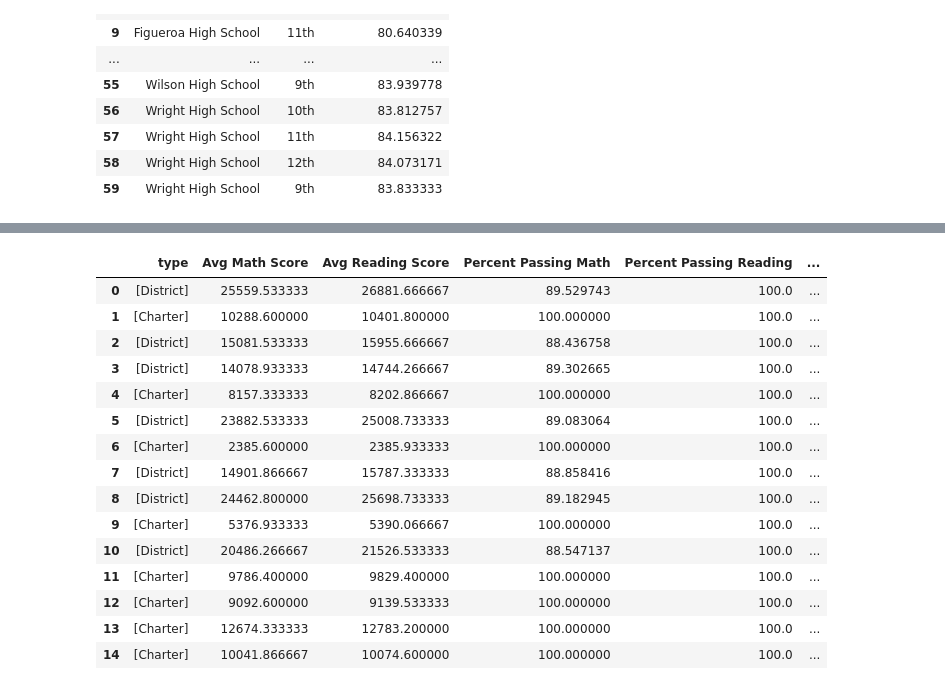
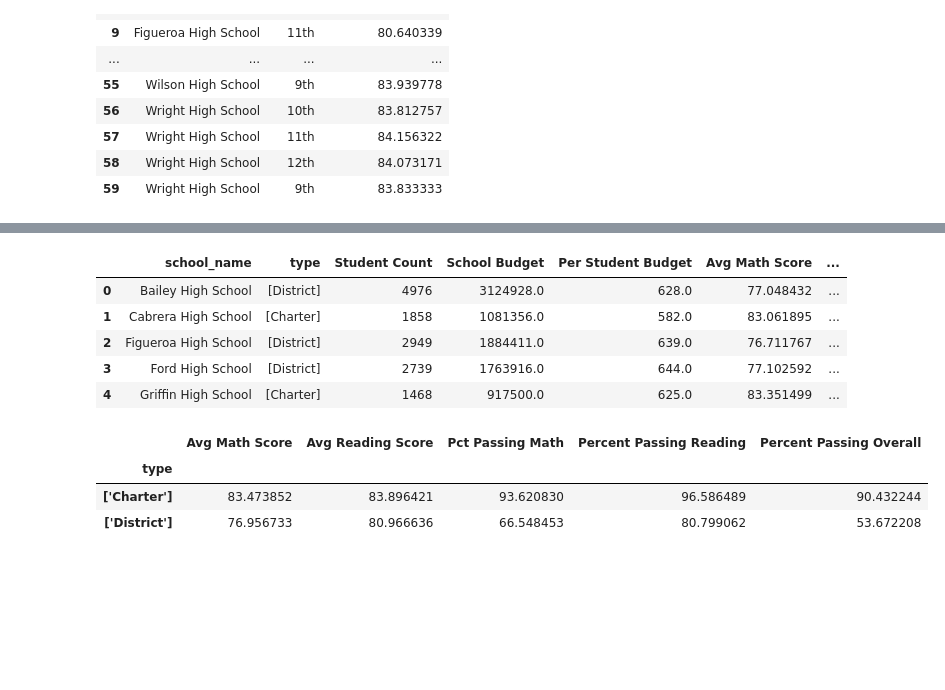
Before and after one commit to M0ther0fGingers/pandas-challenge, a Jupyter notebook: PyCitySchools/PyCitySchools.ipynb, the cells around one changed output, grey strips where cells are left out. Cells and saved outputs as stored; diff of their text form; code cells hidden in the pictures; blank space fills up the shorter version.

```diff
--- a/PyCitySchools/PyCitySchools.ipynb
+++ b/PyCitySchools/PyCitySchools.ipynb
@@ -251,14 +248,10 @@ school_summary_df
 # Calculate the average reading score per school
 # Sum all reading scores for each school
 school_reading_scores_df = school_data_complete[["school_name", "reading_score"]]
-school_reading_group = school_reading_scores_df.groupby("school_name")["reading_score"].sum()
-school_reading_group_df = pd.DataFrame(school_reading_group)
-
-# Divide by the total number of students at that school
-avg_reading_score = (school_reading_group/(len(school_reading_group)))
+school_reading_group = school_reading_scores_df.groupby("school_name")["reading_score"].mean()
 
 # Add the avg reading score to the school summary dataframe
-school_summary_df["Avg Reading Score"] = avg_reading_score
+school_summary_df["Avg Reading Score"] = school_reading_group
 school_summary_df
 # %% [output]
 |  | type | Student Count | School Budget | Per Student Budget | Avg Math Score | Avg Reading Score |
@@ -281,7 +274,6 @@ school_summary_df
 # %%
 # Create a boolean value to track pass/fail for each student and add that value back into the dataframe.
-school_math_scores_df.loc[school_math_scores_df['math_score'] >= 60, 'Passing Math'] = 'Pass'
-#school_math_scores_df.loc[school_math_scores_df['math_score'] < 60, 'Passing Math'] = 'Fail'
+school_math_scores_df.loc[school_math_scores_df['math_score'] >= 70, 'Passing Math'] = 'Pass'
 school_math_scores_df.head()
 # %% [output]
 A value is trying to be set on a copy of a slice from a DataFrame.
@@ -327,7 +319,7 @@ school_summary_df
 #Caluclate the percentage of students per school passing reading
 
 # Create a boolean value to track pass/fail for each student and add that value back into the dataframe.
-school_reading_scores_df.loc[school_reading_scores_df['reading_score'] >= 60, 'Passing Reading'] = 'Pass'
+school_reading_scores_df.loc[school_reading_scores_df['reading_score'] >= 70, 'Passing Reading'] = 'Pass'
 school_reading_scores_df.head()
 # %% [output]
 A value is trying to be set on a copy of a slice from a DataFrame.
@@ -364,7 +356,7 @@ school_summary_df.head()
 school_name = school_data_complete["school_name"]
 
 # Count how many studets are passing both reading AND math
-passing_both_count = (school_data_complete['math_score'] >= 60) & (school_data_complete['reading_score'] >= 60)
+passing_both_count = (school_data_complete['math_score'] >= 70) & (school_data_complete['reading_score'] >= 70)
 passing_both_group = {"school_name": school_data_complete["school_name"],
                       "Passing Both": passing_both_count
                        }
@@ -593,27 +576,46 @@ key_metrics_df.head()
+# %%
+key_metrics_df.head()
+# %% [output]
+|  | school_name | type | Student Count | School Budget | Per Student Budget | Avg Math Score | ... |
+| 0 | Bailey High School | [District] | 4976 | 3124928.0 | 628.0 | 77.048432 | ... |
+| 1 | Cabrera High School | [Charter] | 1858 | 1081356.0 | 582.0 | 83.061895 | ... |
+| 2 | Figueroa High School | [District] | 2949 | 1884411.0 | 639.0 | 76.711767 | ... |
+| 3 | Ford High School | [District] | 2739 | 1763916.0 | 644.0 | 77.102592 | ... |
+| 4 | Griffin High School | [Charter] | 1468 | 917500.0 | 625.0 | 83.351499 | ... |
 # %%
 # Create a dataframe that shows school performance based on School Type (District or Charter)
+data = {"type": key_metrics_df["type"],
+        "Avg Math Score": key_metrics_df["Avg Math Score"],
+        "Avg Reading Score": key_metrics_df["Avg Reading Score"],
+        "Pct Passing Math": key_metrics_df["Percent Passing Math"],
+        "Percent Passing Reading": key_metrics_df["Percent Passing Reading"],
+        "Percent Passing Overall": key_metrics_df["Percent Passing Overall"]}
+data_df = pd.DataFrame(data)
 
-type_summary_df = key_metrics_df[["type", "Avg Math Score",
-                                  "Avg Reading Score",
-                                  "Percent Passing Math",
-                                  "Percent Passing Reading",
-                                  "Passing Overall",
-                                  "Percent Passing Overall"]]
-type_summary_df
+# Change the type column to a string
+data_df["type"] = data_df["type"].astype(str)
+
+# Group the data by type and average the results.
+avg_math = data_df.groupby("type")["Avg Math Score"].mean().reset_index()
+avg_reading = data_df.groupby("type")["Avg Reading Score"].mean().reset_index()
+pct_math = data_df.groupby("type")["Pct Passing Math"].mean().reset_index()
+pct_reading = data_df.groupby("type")["Percent Passing Reading"].mean().reset_index()
+pct_overall = data_df.groupby("type") ["Percent Passing Overall"].mean().reset_index()
+
+# create dataframes from the groupby columns
+df1 = pd.DataFrame(avg_math)
+df2 = pd.DataFrame(avg_reading)
+df3 = pd.DataFrame(pct_math)
+df4 = pd.DataFrame(pct_reading)
+df5 = pd.DataFrame(pct_overall)
+
+merge_1_df = pd.merge(df1, df2, on="type", how="left")
+merge_2_df = pd.merge(merge_1_df, df3, on="type", how="left")
+merge_3_df = pd.merge(merge_2_df, df4, on="type", how="left")
+type_summary_df = pd.merge(merge_3_df, df5, on="type", how="left")
+type_summary_df.set_index("type")
 # %% [output]
-|  | type | Avg Math Score | Avg Reading Score | Percent Passing Math | Percent Passing Reading | ... |
-| 0 | [District] | 25559.533333 | 26881.666667 | 89.529743 | 100.0 | ... |
-| 1 | [Charter] | 10288.600000 | 10401.800000 | 100.000000 | 100.0 | ... |
-| 2 | [District] | 15081.533333 | 15955.666667 | 88.436758 | 100.0 | ... |
-| 3 | [District] | 14078.933333 | 14744.266667 | 89.302665 | 100.0 | ... |
-| 4 | [Charter] | 8157.333333 | 8202.866667 | 100.000000 | 100.0 | ... |
-| 5 | [District] | 23882.533333 | 25008.733333 | 89.083064 | 100.0 | ... |
-| 6 | [Charter] | 2385.600000 | 2385.933333 | 100.000000 | 100.0 | ... |
-| 7 | [District] | 14901.866667 | 15787.333333 | 88.858416 | 100.0 | ... |
-| 8 | [District] | 24462.800000 | 25698.733333 | 89.182945 | 100.0 | ... |
-| 9 | [Charter] | 5376.933333 | 5390.066667 | 100.000000 | 100.0 | ... |
-| 10 | [District] | 20486.266667 | 21526.533333 | 88.547137 | 100.0 | ... |
-| 11 | [Charter] | 9786.400000 | 9829.400000 | 100.000000 | 100.0 | ... |
-| 12 | [Charter] | 9092.600000 | 9139.533333 | 100.000000 | 100.0 | ... |
-| 13 | [Charter] | 12674.333333 | 12783.200000 | 100.000000 | 100.0 | ... |
-| 14 | [Charter] | 10041.866667 | 10074.600000 | 100.000000 | 100.0 | ... |
+|  | Avg Math Score | Avg Reading Score | Pct Passing Math | Percent Passing Reading | Percent Passing Overall |
+| type |  |  |  |  |  |
+| ['Charter'] | 83.473852 | 83.896421 | 93.620830 | 96.586489 | 90.432244 |
+| ['District'] | 76.956733 | 80.966636 | 66.548453 | 80.799062 | 53.672208 |
```
Also changed, not shown: parts of 16 cells of this notebook.
